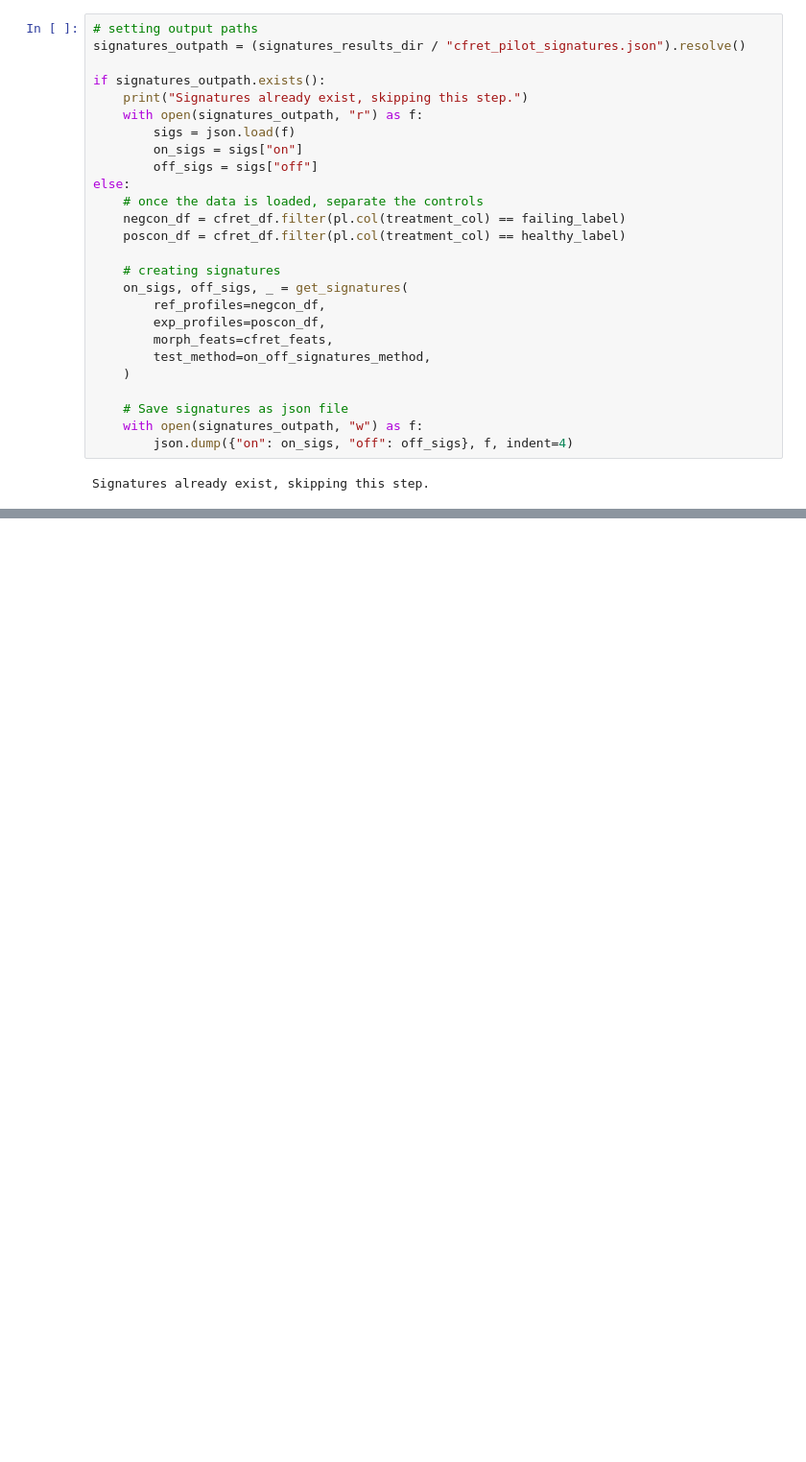
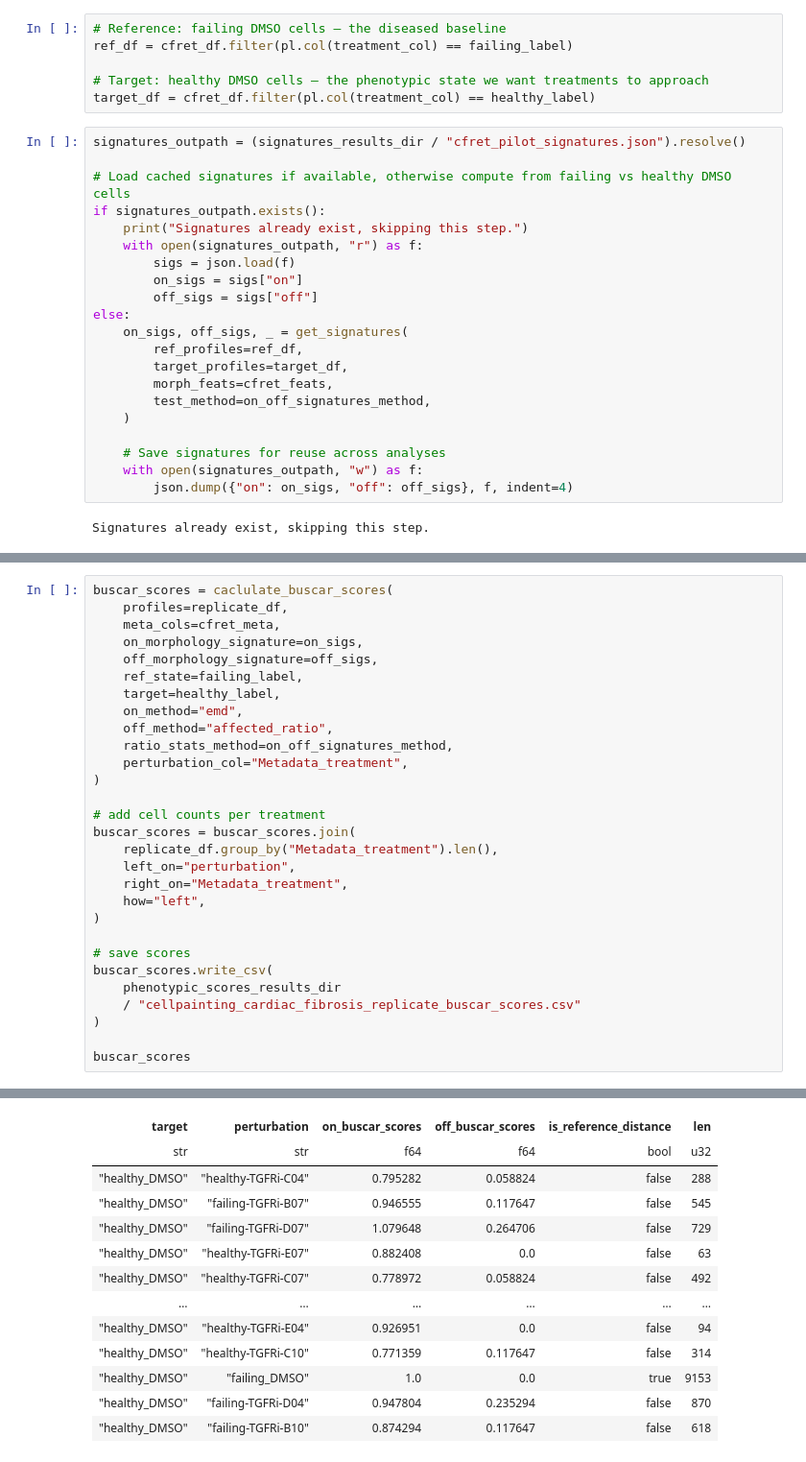
Before and after one commit to WayScience/buscar, a Jupyter notebook: notebooks/2.cfret-analysis/1.cfret-pilot-buscar-analysis.ipynb, the cells around one changed output, grey strips where cells are left out. Shown at 96% size. Saved outputs shown, nothing was run; the diff lists cells and outputs as text; blank space fills up the shorter version.

```diff
--- a/notebooks/2.cfret-analysis/1.cfret-pilot-buscar-analysis.ipynb
+++ b/notebooks/2.cfret-analysis/1.cfret-pilot-buscar-analysis.ipynb
@@ -129,7 +140,13 @@ These are the features that remain **unaffected** when comparing the control aga
+# %%
+# Reference: failing DMSO cells — the diseased baseline
+ref_df = cfret_df.filter(pl.col(treatment_col) == failing_label)
+
+# Target: healthy DMSO cells — the phenotypic state we want treatments to approach
+target_df = cfret_df.filter(pl.col(treatment_col) == healthy_label)
 # %%
-# setting output paths
 signatures_outpath = (signatures_results_dir / "cfret_pilot_signatures.json").resolve()
 
+# Load cached signatures if available, otherwise compute from failing vs healthy DMSO cells
 if signatures_outpath.exists():
     print("Signatures already exist, skipping this step.")
     with open(signatures_outpath, "r") as f:
@@ -137,19 +154,14 @@ if signatures_outpath.exists():
         on_sigs = sigs["on"]
         off_sigs = sigs["off"]
 else:
-    # once the data is loaded, separate the controls
-    negcon_df = cfret_df.filter(pl.col(treatment_col) == failing_label)
-    poscon_df = cfret_df.filter(pl.col(treatment_col) == healthy_label)
-
-    # creating signatures
     on_sigs, off_sigs, _ = get_signatures(
-        ref_profiles=negcon_df,
-        exp_profiles=poscon_df,
+        ref_profiles=ref_df,
+        target_profiles=target_df,
         morph_feats=cfret_feats,
         test_method=on_off_signatures_method,
     )
 
-    # Save signatures as json file
+    # Save signatures for reuse across analyses
     with open(signatures_outpath, "w") as f:
         json.dump({"on": on_sigs, "off": off_sigs}, f, indent=4)
 # %% [output]
@@ -194,0 +237,30 @@ shape: (3, 5)
+# %%
+buscar_scores = caclulate_buscar_scores(
+    profiles=replicate_df,
+    meta_cols=cfret_meta,
+    on_morphology_signature=on_sigs,
+    off_morphology_signature=off_sigs,
+    ref_state=failing_label,
+    target=healthy_label,
+    on_method="emd",
+    off_method="affected_ratio",
+    ratio_stats_method=on_off_signatures_method,
+    perturbation_col="Metadata_treatment",
+)
+
+# add cell counts per treatment
+buscar_scores = buscar_scores.join(
+    replicate_df.group_by("Metadata_treatment").len(),
+    left_on="perturbation",
+    right_on="Metadata_treatment",
+    how="left",
+)
+
+# save scores
+buscar_scores.write_csv(
+    phenotypic_scores_results_dir
+    / "cellpainting_cardiac_fibrosis_replicate_buscar_scores.csv"
+)
+
+buscar_scores
+# %% [output]
@@ -194,0 +268,13 @@ shape: (3, 5)
+| target | perturbation | on_buscar_scores | off_buscar_scores | is_reference_distance | len |
+| str | str | f64 | f64 | bool | u32 |
+| "healthy_DMSO" | "healthy-TGFRi-C04" | 0.795282 | 0.058824 | false | 288 |
+| "healthy_DMSO" | "failing-TGFRi-B07" | 0.946555 | 0.117647 | false | 545 |
+| "healthy_DMSO" | "failing-TGFRi-D07" | 1.079648 | 0.264706 | false | 729 |
+| "healthy_DMSO" | "healthy-TGFRi-E07" | 0.882408 | 0.0 | false | 63 |
+| "healthy_DMSO" | "healthy-TGFRi-C07" | 0.778972 | 0.058824 | false | 492 |
+| … | … | … | … | … | … |
+| "healthy_DMSO" | "healthy-TGFRi-E04" | 0.926951 | 0.0 | false | 94 |
+| "healthy_DMSO" | "healthy-TGFRi-C10" | 0.771359 | 0.117647 | false | 314 |
+| "healthy_DMSO" | "failing_DMSO" | 1.0 | 0.0 | true | 9153 |
+| "healthy_DMSO" | "failing-TGFRi-D04" | 0.947804 | 0.235294 | false | 870 |
+| "healthy_DMSO" | "failing-TGFRi-B10" | 0.874294 | 0.117647 | false | 618 |
```
Also changed, not shown: parts of 14 cells of this notebook, 14 other files.
